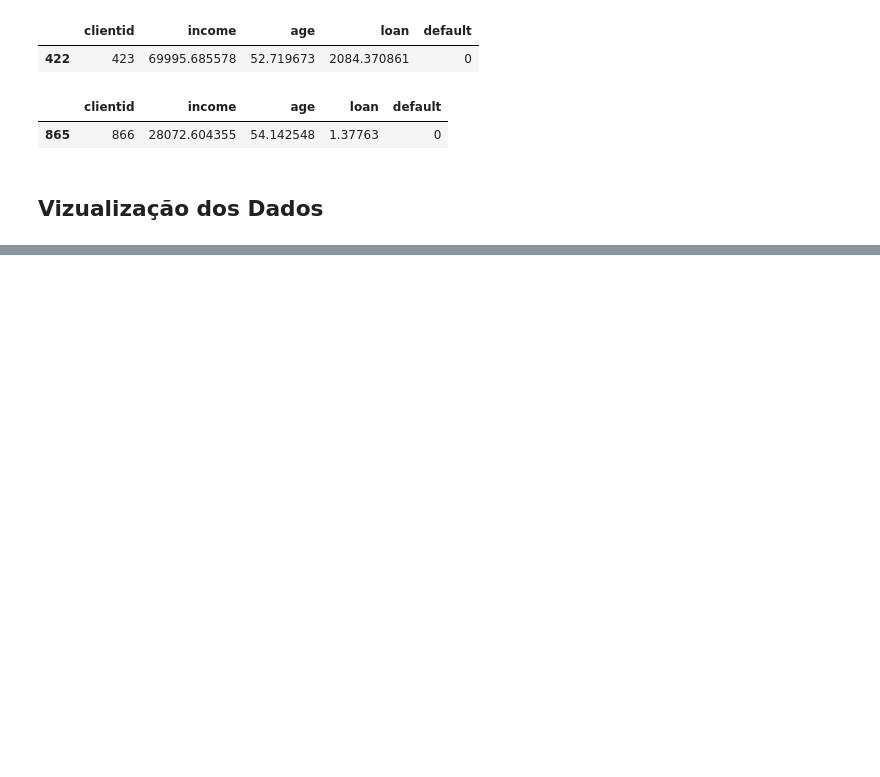
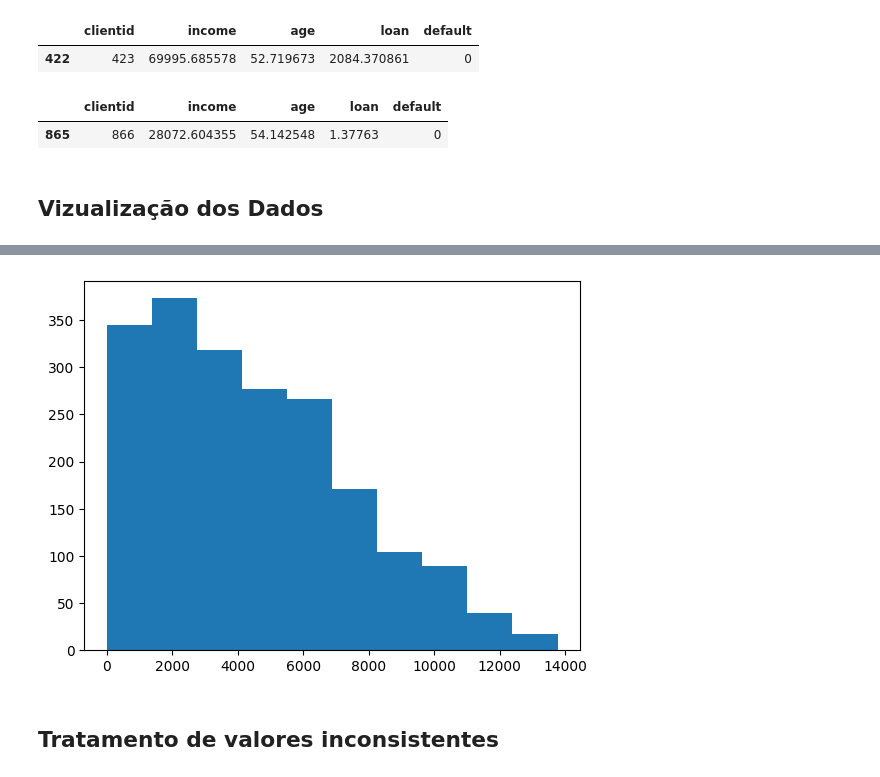
Before and after one commit to llucascr/MachineLearning, a Jupyter notebook: MachineLearningCourse/src/machinelearningcourse/pre-processamentoDados.ipynb, the cells around one changed output, grey strips where cells are left out. Drawn from its saved outputs; the diff is of its cells as text; code cells hidden in the pictures; blank space fills up the shorter version.

```diff
--- a/MachineLearningCourse/src/machinelearningcourse/pre-processamentoDados.ipynb
+++ b/MachineLearningCourse/src/machinelearningcourse/pre-processamentoDados.ipynb
@@ -88,0 +106,4 @@ base_credit[base_credit["loan"] <= 1.377630]
+# %%
+plt.hist(x = base_credit["loan"]);
+# %% [output]
+[figure, added]
@@ -88,0 +115,2 @@ base_credit[base_credit["loan"] <= 1.377630]
+# %% [markdown]
+## Tratamento de valores inconsistentes
```
Also changed, not shown: parts of 6 cells of this notebook, 2 other files.
